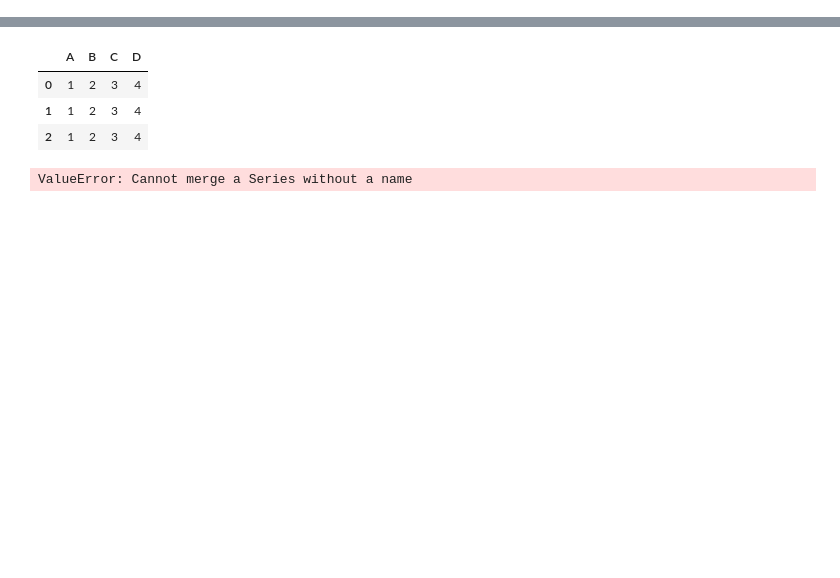
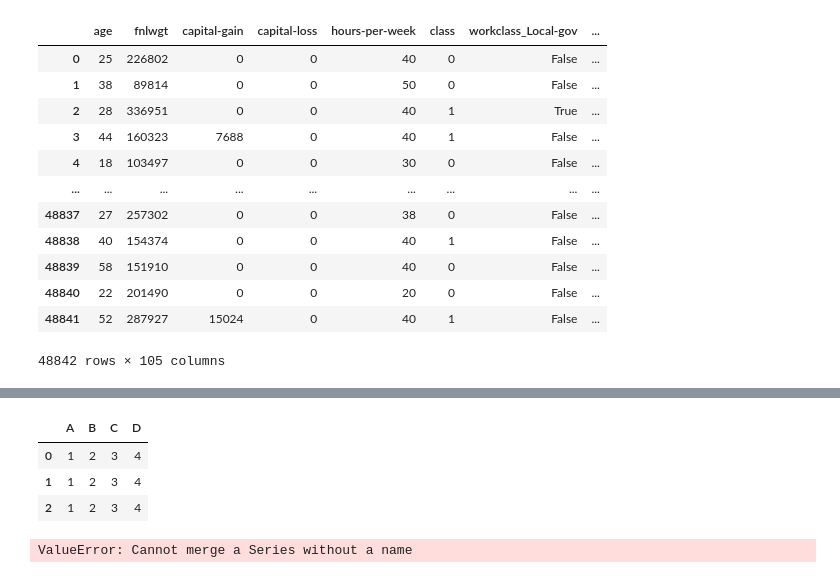
Before and after one commit to Zaka/mlflow_demo_project, a Jupyter notebook: notebook/eda.ipynb, the cells around one changed output, grey strips where cells are left out. Saved outputs shown, nothing was run; the diff lists cells and outputs as text; code cells hidden in the pictures; blank space fills up the shorter version.

```diff
--- a/notebook/eda.ipynb
+++ b/notebook/eda.ipynb
@@ -42,13 +42,15 @@ def create_ohe_columns(df, columns):
 
     return df
 
-df = create_ohe_columns(df, ohe_columns)
+# df = create_ohe_columns(df, ohe_columns)
 
-new_columns = [col for col in df.columns if col != 'education-num']
-df = df[new_columns]
+# new_columns = [col for col in df.columns if col != 'education-num']
+# df = df[new_columns]
 
-print(df.columns)
-df.info()
+# print(df.columns)
+# df.info()
+
+df.iloc[1]
 # %% [output]
 <class 'pandas.core.frame.DataFrame'>
 RangeIndex: 48842 entries, 0 to 48841
@@ -70,3 +88,19 @@ memory usage: 6.5 MB
+# %%
+df
+# %% [output]
+|  | age | fnlwgt | capital-gain | capital-loss | hours-per-week | class | workclass_Local-gov | ... |
+| 0 | 25 | 226802 | 0 | 0 | 40 | 0 | False | ... |
+| 1 | 38 | 89814 | 0 | 0 | 50 | 0 | False | ... |
+| 2 | 28 | 336951 | 0 | 0 | 40 | 1 | True | ... |
+| 3 | 44 | 160323 | 7688 | 0 | 40 | 1 | False | ... |
+| 4 | 18 | 103497 | 0 | 0 | 30 | 0 | False | ... |
+| ... | ... | ... | ... | ... | ... | ... | ... | ... |
+| 48837 | 27 | 257302 | 0 | 0 | 38 | 0 | False | ... |
+| 48838 | 40 | 154374 | 0 | 0 | 40 | 1 | False | ... |
+| 48839 | 58 | 151910 | 0 | 0 | 40 | 0 | False | ... |
+| 48840 | 22 | 201490 | 0 | 0 | 20 | 0 | False | ... |
+| 48841 | 52 | 287927 | 15024 | 0 | 40 | 1 | False | ... |
+48842 rows × 105 columns
 # %%
 from sklearn.model_selection import train_test_split
 from sklearn.metrics import accuracy_score, precision_score, recall_score, f1_score
```
Also changed, not shown: parts of 3 cells of this notebook, 5 other files.
